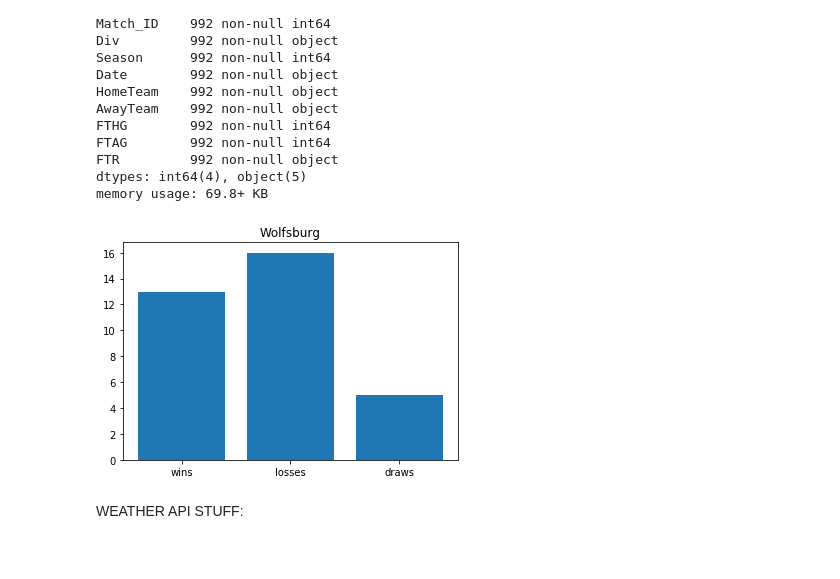
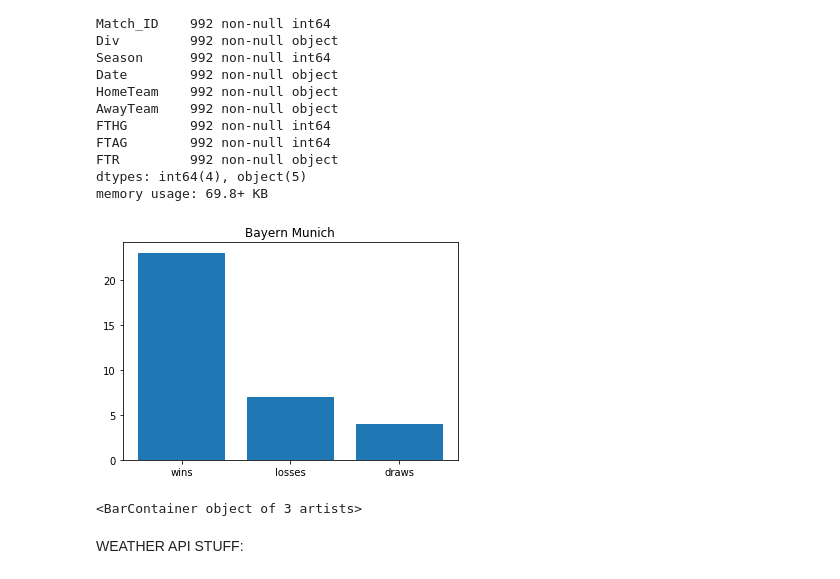
Before and after one commit to DTrimarchi10/dsc-mod-2-lab-online-ds-ft-051319, a Jupyter notebook: index.ipynb, the cells around one changed output. Saved outputs shown, nothing was run; the diff lists cells and outputs as text; code cells hidden in the pictures.

```diff
--- a/index.ipynb
+++ b/index.ipynb
@@ -196,7 +196,7 @@ class Team:
                     win_loss_draw = 'L'
                 else:
                     win_loss_draw = 'D'
-            self.date_outc.append((element[0],win_loss_draw))
+            self.date_outc.append([element[0],win_loss_draw])
 
         for date in self.date_outc:
             if date[1] == 'W':
@@ -208,17 +208,34 @@ class Team:
         return self.date_outc
 
     def winloss_histogram(self):
+        plt.clf()
         wins = self.tot_wins
         losses = self.tot_losses
         draws = self.tot_draws
         plt.bar(['wins','losses','draws'], [wins, losses, draws])
-        plt.title('{}'.format(self.name))
-        pass
+        plt.title(self.name)
+        plt.savefig('plots/{}.png'.format(self.name))
+
+
+    def win_rate_raining(self, weather_dates):
+        win_count_raining = 0
+        raining_days_count = 0
+        for date in self.date_outc:
+            date.append(weather_dates[date[0]])
+            if date[2] != 'None':
+                raining_days_count += 1
+                if date[1] == 'W':
+                    win_count_raining += 1
+        return win_count_raining / raining_days_count
 # %%
-BM_team = Team('Wolfsburg')
-BM_team.winloss_histogram()
+BM_team = Team('Bayern Munich')
+BM_fig = BM_team.winloss_histogram()
 # %% [output]
-[figure, old version]
+[figure, new version]
+# %%
+BM_fig
+# %% [output]
+<BarContainer object of 3 artists>
 # %% [markdown]
 WEATHER API STUFF:
 # %%
```
Also changed, not shown: parts of 5 cells of this notebook, 56 other files.
